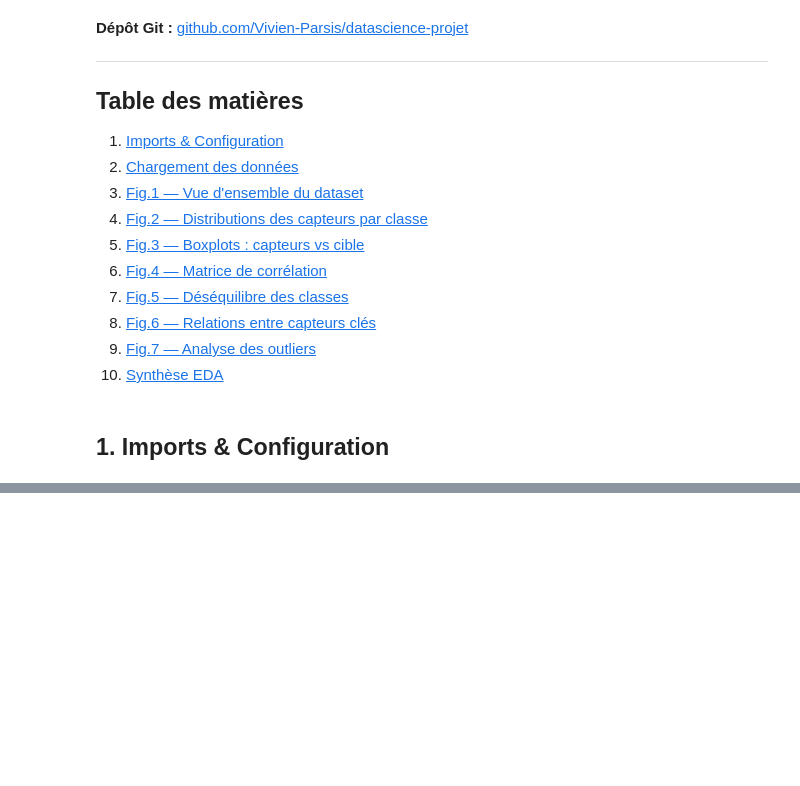
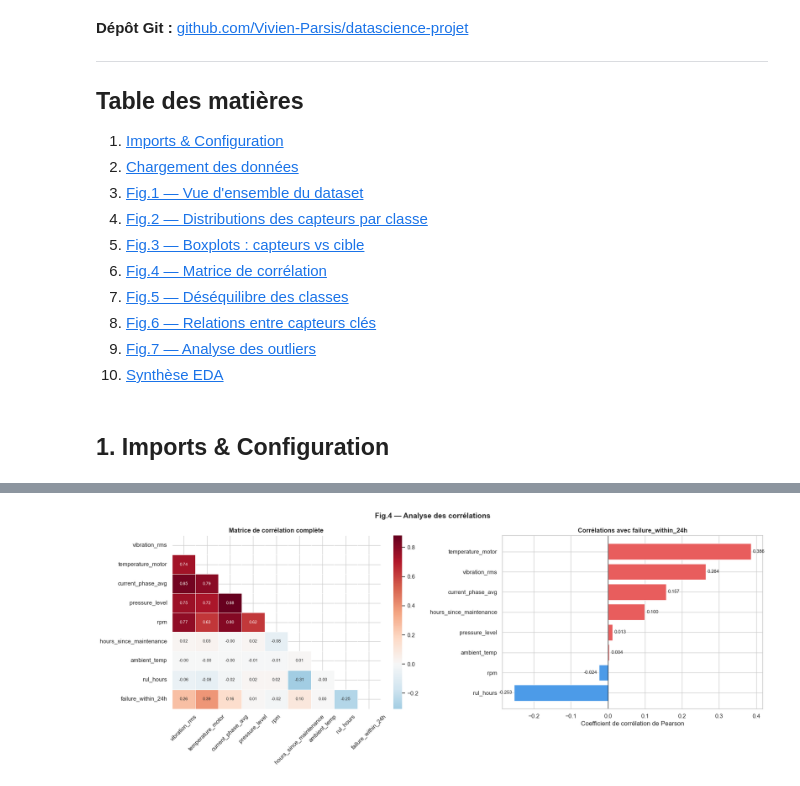
Before and after one commit to Vivien-Parsis/datascience-projet, a Jupyter notebook: EDA_Maintenance_Predictive.ipynb, the cells around one changed output, grey strips where cells are left out. Drawn from its saved outputs; the diff is of its cells as text; code cells hidden in the pictures; blank space fills up the shorter version.

```diff
--- a/EDA_Maintenance_Predictive.ipynb
+++ b/EDA_Maintenance_Predictive.ipynb
@@ -477,0 +632,73 @@ for i, r in enumerate(recs, 1):
+# %%
+fig, axes = plt.subplots(1, 2, figsize=(18, 7))
+fig.suptitle('Fig.4 — Analyse des corrélations', fontsize=14, fontweight='bold')
+
+corr_cols = NUMERIC_SENSORS + [TARGET]
+corr = df[corr_cols].corr()  # Pearson par défaut
+
+# ── Heatmap triangle inférieur ────────────────────────────────
+# mask=True pour le triangle supérieur -> évite la redondance
+# cmap='RdBu_r' : rouge = corrélation positive, bleu = négative, blanc = nulle
+# center=0 : le blanc est centré sur 0
+mask = np.triu(np.ones_like(corr, dtype=bool))
+sns.heatmap(corr, mask=mask, annot=True, fmt='.2f', cmap='RdBu_r',
+            center=0, ax=axes[0], linewidths=0.5, annot_kws={'fontsize': 8})
+axes[0].set_title('Matrice de corrélation complète', fontweight='bold')
+axes[0].tick_params(axis='x', rotation=45)
+
+# ── Barres : corrélations avec la cible ──────────────────────
+# Triées du plus négatif au plus positif
+# Rouge = corrélation positive (hausse du capteur = plus de risque)
+# Bleu  = corrélation négative (baisse du capteur = plus de risque, ex: rul_hours)
+corr_target = corr[TARGET].drop(TARGET).sort_values()
+colors_corr = [COLORS['fail'] if v > 0 else COLORS['no_fail'] for v in corr_target.values]
+axes[1].barh(corr_target.index, corr_target.values, color=colors_corr, edgecolor='white')
+axes[1].axvline(0, color='black', linewidth=0.8)
+for i, (idx, val) in enumerate(corr_target.items()):
+    axes[1].text(val + (0.005 if val >= 0 else -0.005), i,
+                 f'{val:.3f}', va='center', ha='left' if val >= 0 else 'right', fontsize=9)
+axes[1].set_title(f'Corrélations avec {TARGET}', fontweight='bold')
+axes[1].set_xlabel('Coefficient de corrélation de Pearson')
+
+plt.tight_layout()
+plt.savefig(f'{OUTPUT}/fig4_correlations.png', dpi=150, bbox_inches='tight')
+plt.show()
+
+# ── Interprétation : corrélations avec la cible + multicolinéarité ──
+corr_target_sorted = corr_target.sort_values(key=abs, ascending=False)
+
+print('INTERPRETATION FIG.4')
+print()
+print('[CORRELATIONS AVEC LA CIBLE failure_within_24h]')
+print('Rappel : Pearson mesure les relations LINEAIRES uniquement.')
+print('Des correlations nulles ne signifient pas absence de relation non-lineaire.')
+print()
+for col, val in corr_target_sorted.items():
+    force = 'FORTE' if abs(val) > 0.3 else ('moderee' if abs(val) > 0.15 else 'faible')
+    sens  = 'positive (hausse -> plus de risque)' if val > 0 else 'negative (baisse -> plus de risque)'
+    print(f'  {col:<28} : r={val:+.3f} -> {force}, sens {sens}')
+print()
+
+# Détection de multicolinéarité (paires de capteurs fortement corrélées entre elles)
+print('[MULTICOLINEARITE ENTRE CAPTEURS]')
+print('Paires avec |r| > 0.5 (risque de redondance) :')
+corr_sensors = df[NUMERIC_SENSORS].corr()
+found = False
+for i, col1 in enumerate(NUMERIC_SENSORS):
+    for j, col2 in enumerate(NUMERIC_SENSORS):
+        if j <= i: continue  # triangle supérieur seulement
+        r = corr_sensors.loc[col1, col2]
+        if abs(r) > 0.5:
+            found = True
+            print(f'  {col1} <-> {col2} : r={r:.3f}')
+if not found:
+    print('  Aucune paire avec |r| > 0.5 -> pas de multicolinearite forte')
+    print('  -> Toutes les features sont a priori utiles et non redondantes')
+print()
+print('[CONCLUSION]')
+top_corr = corr_target_sorted.head(2).index.tolist()
+print(f'  Capteurs les plus correles a la cible : {top_corr}')
+print(f'  rul_hours a une correlation NEGATIVE : une valeur basse = vie restante courte = danger')
+print(f'  Correlation != causalite : ces capteurs SIGNALENT la panne, ils ne la causent pas necessairement')
+# %% [output]
+[figure, added]
```
Also changed, not shown: parts of 54 cells of this notebook.
